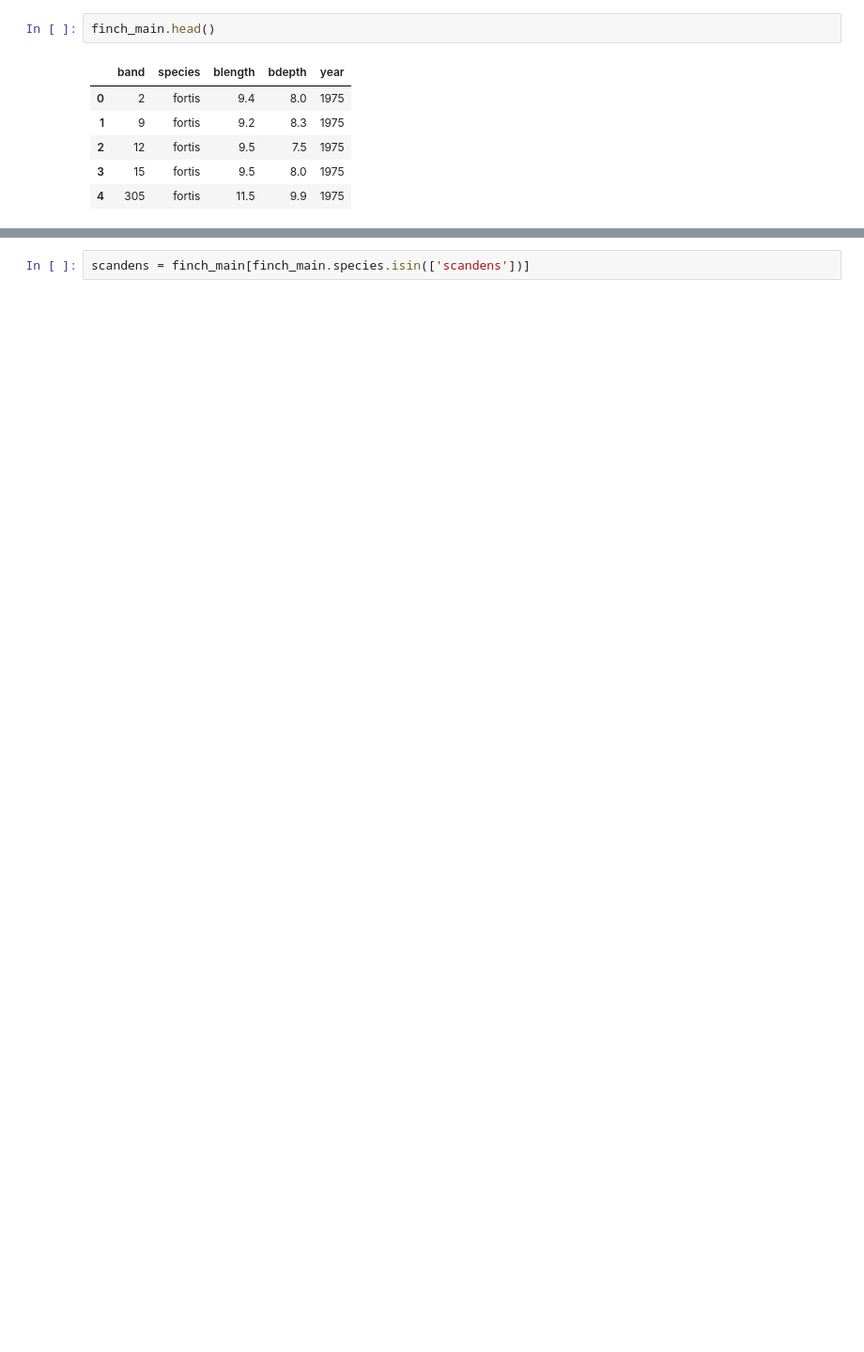
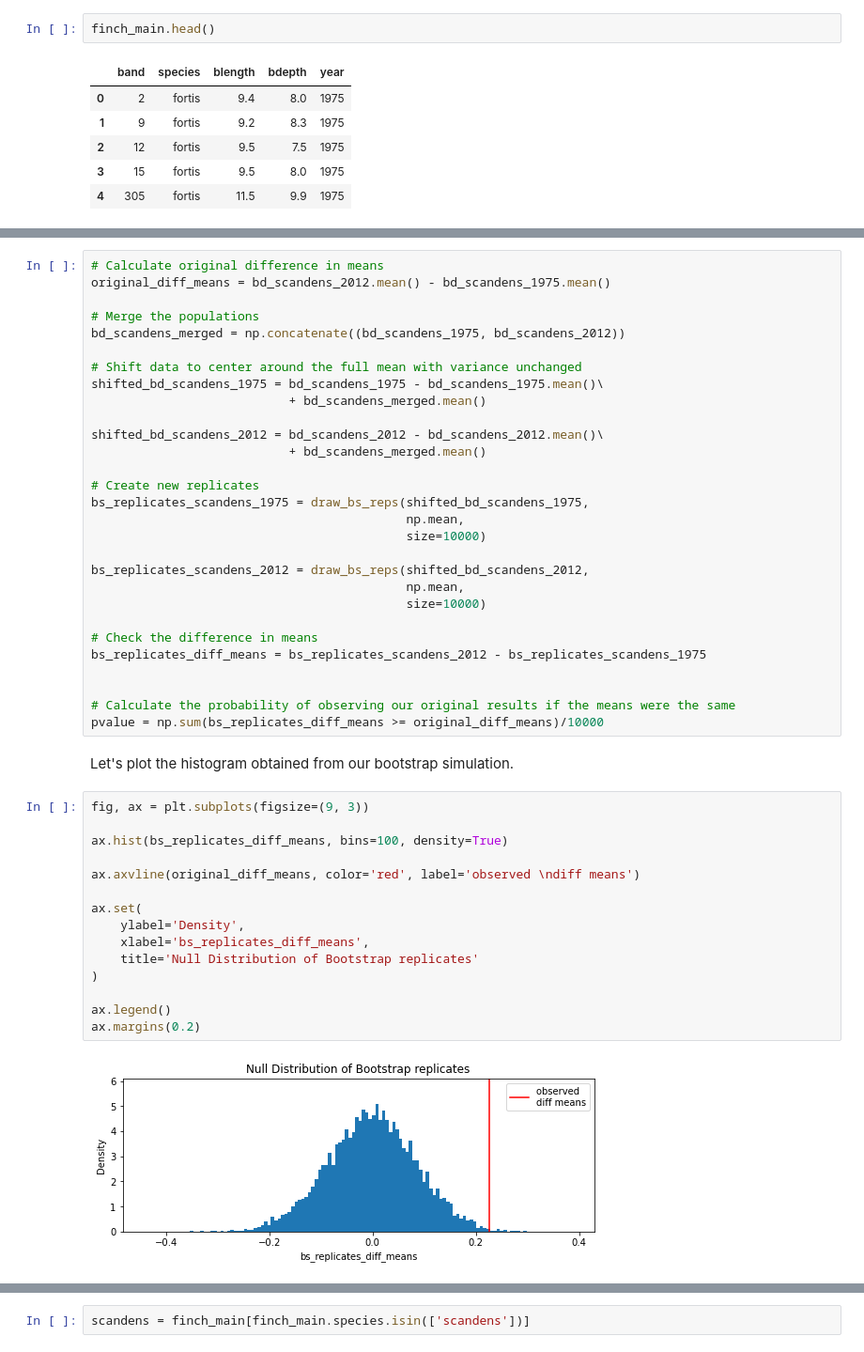
Before and after one commit to joseferncruz/datascience_projects, a Jupyter notebook: notebooks/project01/ds_project01.ipynb, the cells around one changed output, grey strips where cells are left out. Shown: that part at 94% size. Cells and saved outputs as stored; diff of their text form; blank space fills up the shorter version.

```diff
--- a/notebooks/project01/ds_project01.ipynb
+++ b/notebooks/project01/ds_project01.ipynb
@@ -203,0 +239,48 @@ sns.lmplot(
+# %%
+# Calculate original difference in means
+original_diff_means = bd_scandens_2012.mean() - bd_scandens_1975.mean()
+
+# Merge the populations
+bd_scandens_merged = np.concatenate((bd_scandens_1975, bd_scandens_2012))
+
+# Shift data to center around the full mean with variance unchanged
+shifted_bd_scandens_1975 = bd_scandens_1975 - bd_scandens_1975.mean()\
+                           + bd_scandens_merged.mean()
+
+shifted_bd_scandens_2012 = bd_scandens_2012 - bd_scandens_2012.mean()\
+                           + bd_scandens_merged.mean()
+
+# Create new replicates
+bs_replicates_scandens_1975 = draw_bs_reps(shifted_bd_scandens_1975,
+                                           np.mean,
+                                           size=10000)
+
+bs_replicates_scandens_2012 = draw_bs_reps(shifted_bd_scandens_2012,
+                                           np.mean,
+                                           size=10000)
+
+# Check the difference in means
+bs_replicates_diff_means = bs_replicates_scandens_2012 - bs_replicates_scandens_1975
+
+
+# Calculate the probability of observing our original results if the means were the same
+pvalue = np.sum(bs_replicates_diff_means >= original_diff_means)/10000
+# %% [markdown]
+Let's plot the histogram obtained from our bootstrap simulation.
+# %%
+fig, ax = plt.subplots(figsize=(9, 3))
+
+ax.hist(bs_replicates_diff_means, bins=100, density=True)
+
+ax.axvline(original_diff_means, color='red', label='observed \ndiff means')
+
+ax.set(
+    ylabel='Density',
+    xlabel='bs_replicates_diff_means',
+    title='Null Distribution of Bootstrap replicates'
+)
+
+ax.legend()
+ax.margins(0.2)
+# %% [output]
+[figure, added]
```
Also changed, not shown: parts of 100 cells of this notebook.
